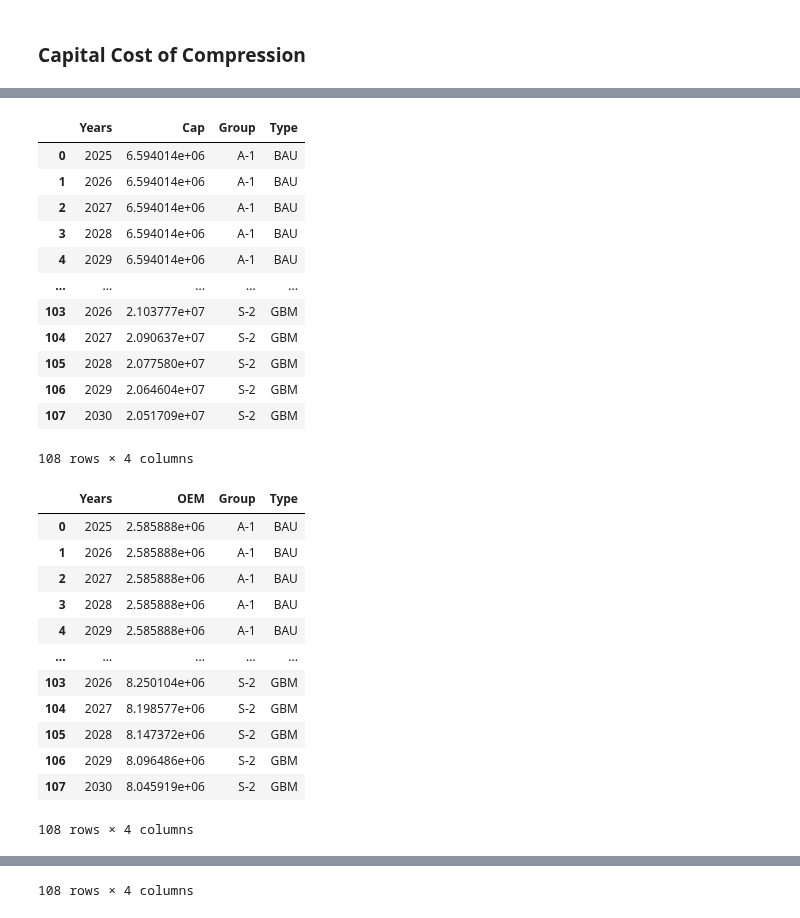
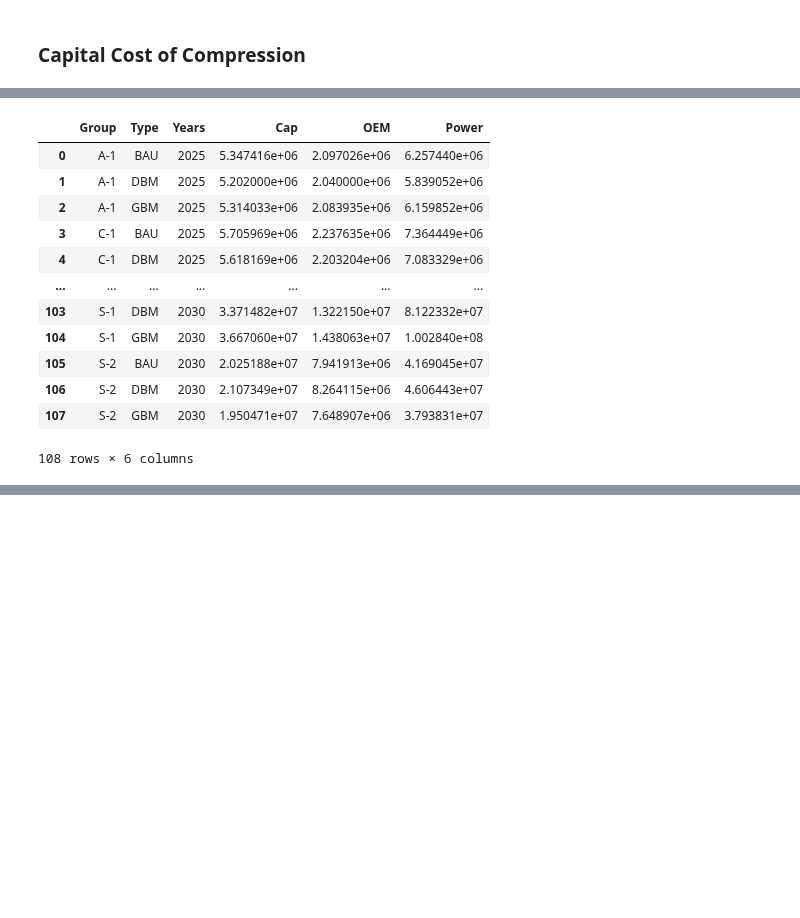
Before and after one commit to thiagoneye/costcaster, a Jupyter notebook: src/cost.ipynb, the cells around one changed output, grey strips where cells are left out. Cells and saved outputs as stored; diff of their text form; code cells hidden in the pictures; blank space fills up the shorter version.

```diff
--- a/src/cost.ipynb
+++ b/src/cost.ipynb
@@ -187,7 +187,7 @@ temp_variation = 356  # Temperature Variation During Compression
 compression_ratio_stage = [0.995, 0.986, 0.959, 0.875]  # Compression Ratio per Stage
 
 # Energy Cost
-energy_price = 0.082  # Energy Price
+energy_price = 0.0815  # Energy Price
 capacity_factor = 0.8  # Capacity Factor
 
 # Capital Cost
@@ -310,7 +310,21 @@ plot_dataframes(power_requirement, list_of_companies, plot_power)
 # %% [markdown]
 ### Capital Cost of Compression
 # %%
-# Capital Cost of Compression ($)
+# Plant Cost Index
+
+average_growth_ratio = 1.0323
+ratio_between_years = 800 / 468.2  # f(2025)/f(2005)
+
+temporal_cost_correction = np.zeros(len(df.index))
+for idx in range(len(temporal_cost_correction)):
+    if idx == 0:
+        temporal_cost_correction[0] = ratio_between_years
+    else:
+        temporal_cost_correction[idx] = (
+            temporal_cost_correction[idx - 1] * average_growth_ratio
+        )
+
+# Capital Cost ($)
 
 c1 = 0.13 * (10**6)
 c2 = 1.4 * (10**6)
@@ -318,9 +332,13 @@ v = kappa * (corrected_carbon_emissions / 365) / (np.ceil(power_requirement / 60
 
 capital_cost = (
     kappa
-    * (corrected_carbon_emissions * 2.107 / 365)  # mass_flow_rate
+    * (corrected_carbon_emissions / 365)  # mass_flow_rate
     * ((c1 / (v**0.71)) + (c2 * np.log(pressure_ratio) / (v**0.6)))
 )
+
+for idx, year in enumerate(df.index):
+    capital_cost[capital_cost.index == year] *= temporal_cost_correction[idx]
+
 display(capital_cost.round(0).astype(int))
 
 # Capital Cost of Compression ($/kW)
@@ -416,47 +434,29 @@ display(total_cost.round(0).astype(int))
 # %%
 # Transformation of Dataframes
 
 corrected_cost_of_capital = transform_dataframe(corrected_cost_of_capital, "Cap")
-display(corrected_cost_of_capital.round(0).astype(int))
-
 oem_cost = transform_dataframe(oem_cost, "OEM")
-display(oem_cost.round(0).astype(int))
-
 energy_cost = transform_dataframe(energy_cost, "Power")
-display(energy_cost.round(0).astype(int))
 
 # Merging Dataframes
 
 annual_cost = pd.merge(corrected_cost_of_capital, oem_cost, on=["Years", "Group", "Type"], how="outer")
 annual_cost = pd.merge(
     annual_cost, energy_cost, on=["Years", "Group", "Type"], how="outer"
 )
 annual_cost = annual_cost.loc[:, ["Group", "Type", "Years", "Cap", "OEM", "Power"]]
-display(df.round(0).astype(int))
+display(annual_cost)
 # %% [output]
-|  | Years | Cap | Group | Type |
-| 0 | 2025 | 6.594014e+06 | A-1 | BAU |
-| 1 | 2026 | 6.594014e+06 | A-1 | BAU |
-| 2 | 2027 | 6.594014e+06 | A-1 | BAU |
-| 3 | 2028 | 6.594014e+06 | A-1 | BAU |
-| 4 | 2029 | 6.594014e+06 | A-1 | BAU |
-| ... | ... | ... | ... | ... |
-| 103 | 2026 | 2.103777e+07 | S-2 | GBM |
-| 104 | 2027 | 2.090637e+07 | S-2 | GBM |
-| 105 | 2028 | 2.077580e+07 | S-2 | GBM |
-| 106 | 2029 | 2.064604e+07 | S-2 | GBM |
-| 107 | 2030 | 2.051709e+07 | S-2 | GBM |
+|  | Group | Type | Years | Cap | OEM | Power |
+| 0 | A-1 | BAU | 2025 | 5.347416e+06 | 2.097026e+06 | 6.257440e+06 |
+| 1 | A-1 | DBM | 2025 | 5.202000e+06 | 2.040000e+06 | 5.839052e+06 |
+| 2 | A-1 | GBM | 2025 | 5.314033e+06 | 2.083935e+06 | 6.159852e+06 |
+| 3 | C-1 | BAU | 2025 | 5.705969e+06 | 2.237635e+06 | 7.364449e+06 |
+| 4 | C-1 | DBM | 2025 | 5.618169e+06 | 2.203204e+06 | 7.083329e+06 |
+| ... | ... | ... | ... | ... | ... | ... |
+| 103 | S-1 | DBM | 2030 | 3.371482e+07 | 1.322150e+07 | 8.122332e+07 |
+| 104 | S-1 | GBM | 2030 | 3.667060e+07 | 1.438063e+07 | 1.002840e+08 |
+| 105 | S-2 | BAU | 2030 | 2.025188e+07 | 7.941913e+06 | 4.169045e+07 |
+| 106 | S-2 | DBM | 2030 | 2.107349e+07 | 8.264115e+06 | 4.606443e+07 |
+| 107 | S-2 | GBM | 2030 | 1.950471e+07 | 7.648907e+06 | 3.793831e+07 |
-108 rows × 4 columns
+108 rows × 6 columns
-|  | Years | OEM | Group | Type |
-| 0 | 2025 | 2.585888e+06 | A-1 | BAU |
-| 1 | 2026 | 2.585888e+06 | A-1 | BAU |
-| 2 | 2027 | 2.585888e+06 | A-1 | BAU |
-| 3 | 2028 | 2.585888e+06 | A-1 | BAU |
-| 4 | 2029 | 2.585888e+06 | A-1 | BAU |
-| ... | ... | ... | ... | ... |
-| 103 | 2026 | 8.250104e+06 | S-2 | GBM |
-| 104 | 2027 | 8.198577e+06 | S-2 | GBM |
-| 105 | 2028 | 8.147372e+06 | S-2 | GBM |
-| 106 | 2029 | 8.096486e+06 | S-2 | GBM |
-| 107 | 2030 | 8.045919e+06 | S-2 | GBM |
-108 rows × 4 columns
@@ -475,4 +463,3 @@ display(df.round(0).astype(int))
-108 rows × 4 columns
 # %%
 # Parâmetros do layout
 scenarios = ["BAU", "DBM", "GBM"]
```
Also changed, not shown: parts of 5 cells of this notebook, 2 other files.
